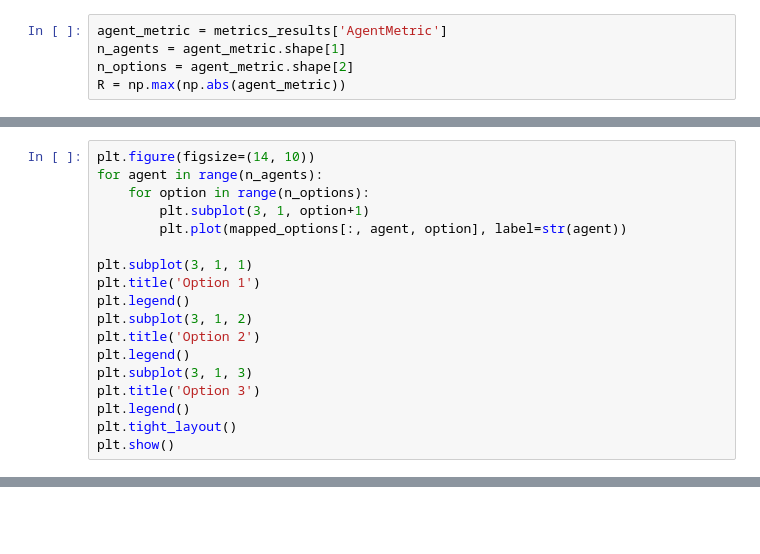
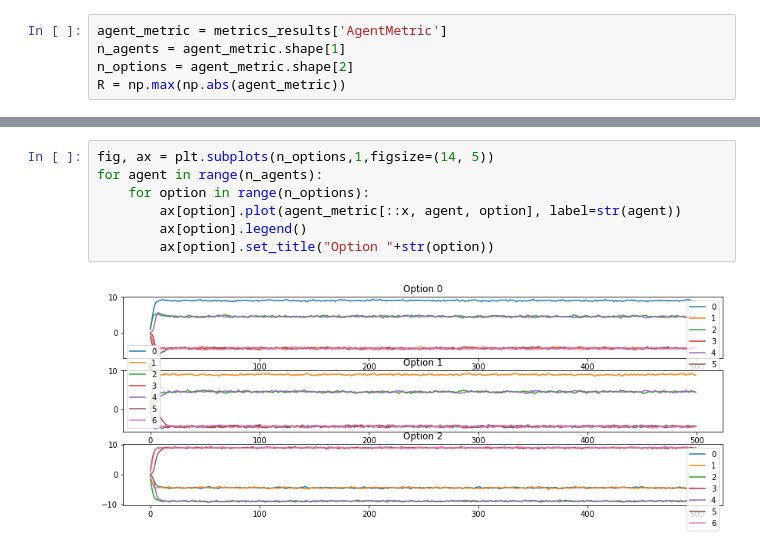
Before and after one commit to LuzieH/social-dynamics, a Jupyter notebook: jupyter_notebooks/Results.ipynb, the cells around one changed output, grey strips where cells are left out. Drawn from its saved outputs; the diff is of its cells as text; blank space fills up the shorter version.

```diff
--- a/jupyter_notebooks/Results.ipynb
+++ b/jupyter_notebooks/Results.ipynb
@@ -25,18 +24,0 @@ mapped_options = mapped_options[::x, :, :]
-# %%
-plt.figure(figsize=(14, 10))
-for agent in range(n_agents):
-    for option in range(n_options):
-        plt.subplot(3, 1, option+1)
-        plt.plot(mapped_options[:, agent, option], label=str(agent))
-
-plt.subplot(3, 1, 1)
-plt.title('Option 1')
-plt.legend()
-plt.subplot(3, 1, 2)
-plt.title('Option 2')
-plt.legend()
-plt.subplot(3, 1, 3)
-plt.title('Option 3')
-plt.legend()
-plt.tight_layout()
-plt.show()
@@ -44,0 +38,9 @@ plt.show()
+# %%
+fig, ax = plt.subplots(n_options,1,figsize=(14, 5))
+for agent in range(n_agents):
+    for option in range(n_options):
+        ax[option].plot(agent_metric[::x, agent, option], label=str(agent))
+        ax[option].legend()
+        ax[option].set_title("Option "+str(option))
+# %% [output]
+[figure, added]
```
Also changed, not shown: parts of 10 cells of this notebook, 1 other file.
